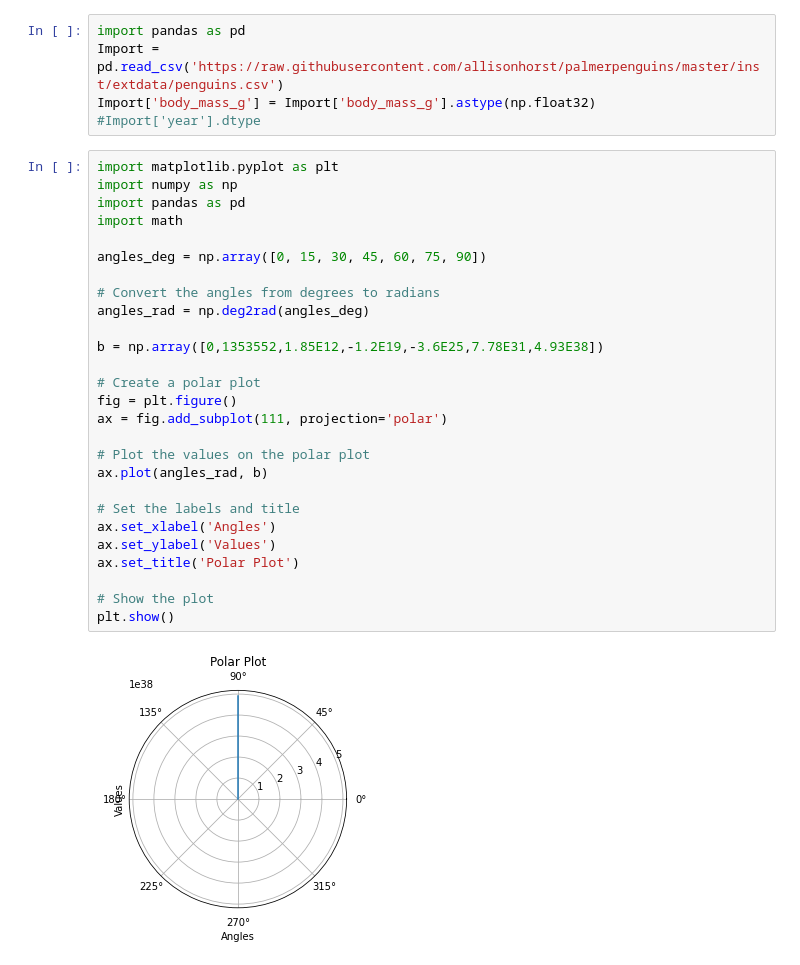
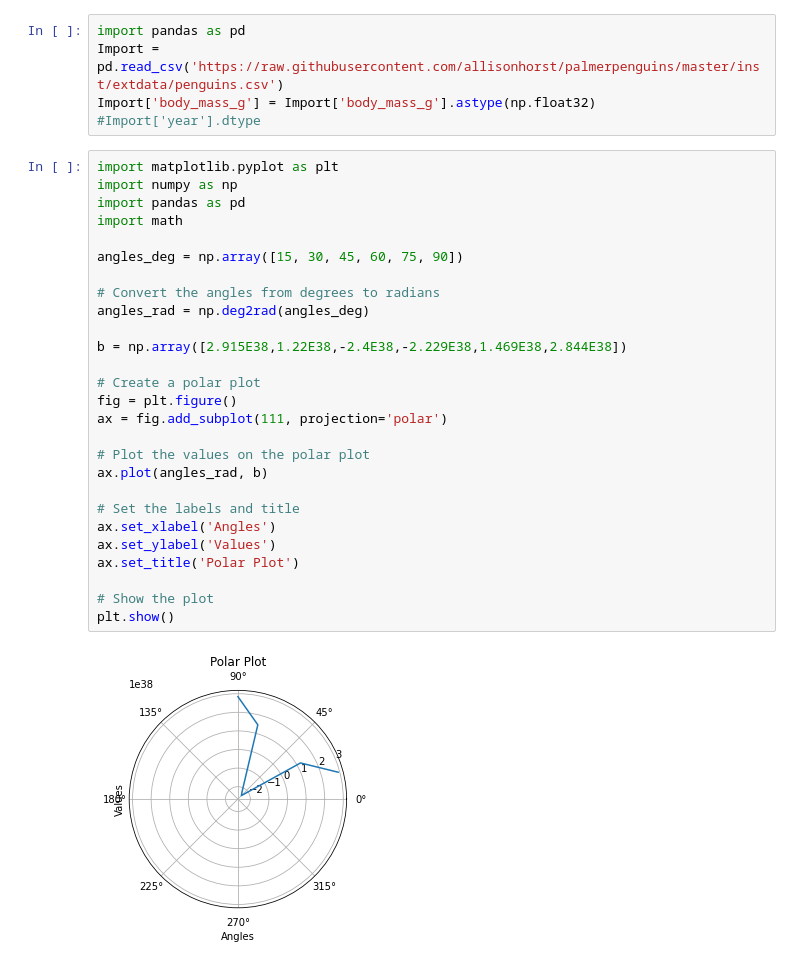
Before and after one commit to Sean-Reinhardt/Reinhardt-Sean, a Jupyter notebook: 05_Numpy_arrays.ipynb, the cells around one changed output. Drawn from its saved outputs; the diff is of its cells as text.

```diff
--- a/05_Numpy_arrays.ipynb
+++ b/05_Numpy_arrays.ipynb
@@ -222,29 +222,29 @@ Import['body_mass_g'] = Import['body_mass_g'].astype(np.float32)
 # %%
 import matplotlib.pyplot as plt
 import numpy as np
 import pandas as pd
 import math
 
-angles_deg = np.array([0, 15, 30, 45, 60, 75, 90])
+angles_deg = np.array([15, 30, 45, 60, 75, 90])
 
 # Convert the angles from degrees to radians
 angles_rad = np.deg2rad(angles_deg)
 
-b = np.array([0,1353552,1.85E12,-1.2E19,-3.6E25,7.78E31,4.93E38])
+b = np.array([2.915E38,1.22E38,-2.4E38,-2.229E38,1.469E38,2.844E38])
 
 # Create a polar plot
 fig = plt.figure()
 ax = fig.add_subplot(111, projection='polar')
 
 # Plot the values on the polar plot
 ax.plot(angles_rad, b)
 
 # Set the labels and title
 ax.set_xlabel('Angles')
 ax.set_ylabel('Values')
 ax.set_title('Polar Plot')
 
 # Show the plot
 plt.show()
 # %% [output]
-[figure, old version]
+[figure, new version]
```
Also changed, not shown: parts of 1 cell of this notebook.
